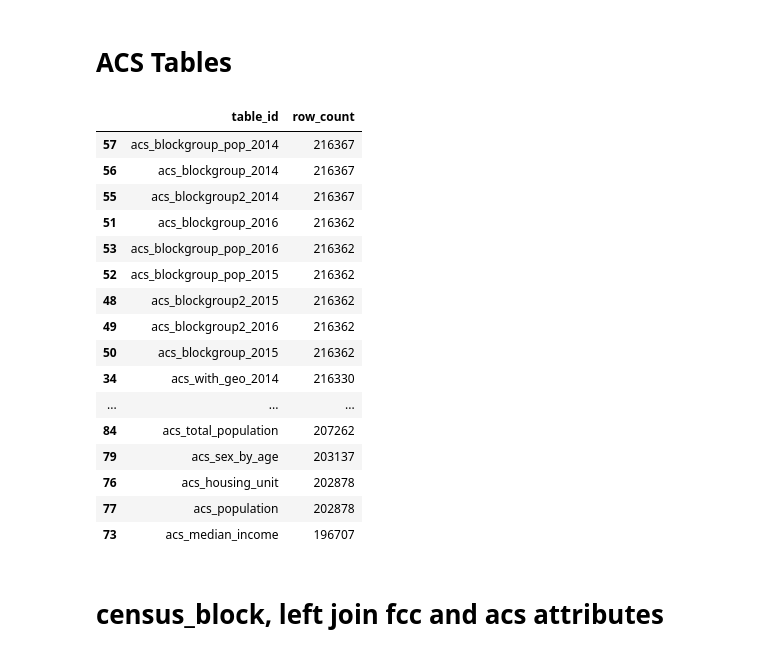
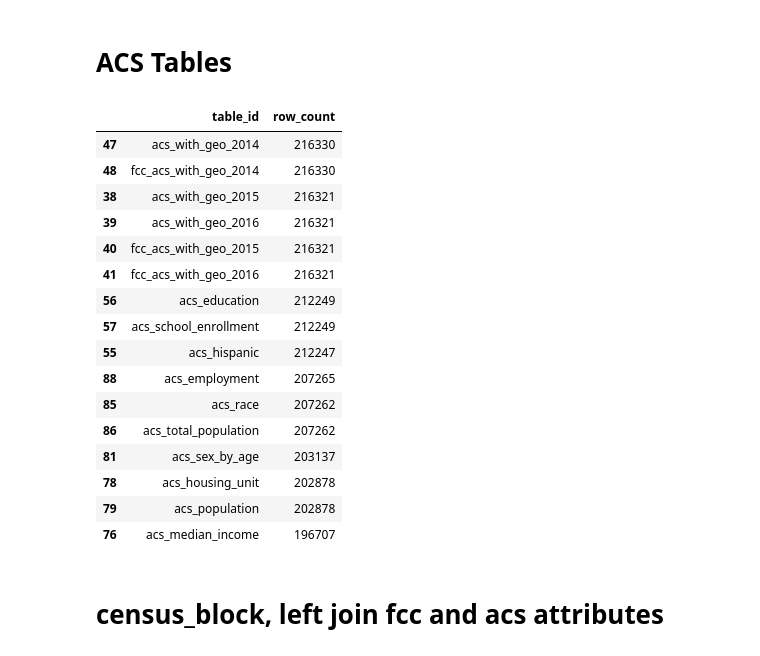
Before and after one commit to fccdsicapstone/data-exploration, a Jupyter notebook: internet_access_rate_analysis_model.ipynb, the cells around one changed output. Saved outputs shown, nothing was run; the diff lists cells and outputs as text; code cells hidden in the pictures.

```diff
--- a/internet_access_rate_analysis_model.ipynb
+++ b/internet_access_rate_analysis_model.ipynb
@@ -19,29 +19,32 @@ sns.set_style('darkgrid')
 # %%
 query = """
 SELECT table_id, row_count FROM `fccdsicapstone-218522.broadband.__TABLES__`
 """
 tables = pd.read_gbq(query, project_id='fccdsicapstone-218522', dialect='standard')
 
-mask = tables.table_id.str.contains('acs') & tables.row_count.between(190000, 220000)
+mask = (tables.table_id.str.contains('acs') &
+        ~tables.table_id.str.contains('group') &
+        ~tables.table_id.str.contains('level') &
+        tables.row_count.between(190000, 220000))
 tables[mask].sort_values('row_count', ascending=False)
 # %% [output]
 |  | table_id | row_count |
-| 57 | acs_blockgroup_pop_2014 | 216367 |
-| 56 | acs_blockgroup_2014 | 216367 |
-| 55 | acs_blockgroup2_2014 | 216367 |
-| 51 | acs_blockgroup_2016 | 216362 |
-| 53 | acs_blockgroup_pop_2016 | 216362 |
-| 52 | acs_blockgroup_pop_2015 | 216362 |
-| 48 | acs_blockgroup2_2015 | 216362 |
-| 49 | acs_blockgroup2_2016 | 216362 |
-| 50 | acs_blockgroup_2015 | 216362 |
-| 34 | acs_with_geo_2014 | 216330 |
-| ... | ... | ... |
-| 84 | acs_total_population | 207262 |
-| 79 | acs_sex_by_age | 203137 |
-| 76 | acs_housing_unit | 202878 |
-| 77 | acs_population | 202878 |
-| 73 | acs_median_income | 196707 |
+| 47 | acs_with_geo_2014 | 216330 |
+| 48 | fcc_acs_with_geo_2014 | 216330 |
+| 38 | acs_with_geo_2015 | 216321 |
+| 39 | acs_with_geo_2016 | 216321 |
+| 40 | fcc_acs_with_geo_2015 | 216321 |
+| 41 | fcc_acs_with_geo_2016 | 216321 |
+| 56 | acs_education | 212249 |
+| 57 | acs_school_enrollment | 212249 |
+| 55 | acs_hispanic | 212247 |
+| 88 | acs_employment | 207265 |
+| 85 | acs_race | 207262 |
+| 86 | acs_total_population | 207262 |
+| 81 | acs_sex_by_age | 203137 |
+| 78 | acs_housing_unit | 202878 |
+| 79 | acs_population | 202878 |
+| 76 | acs_median_income | 196707 |
 # %% [markdown]
 # census_block, left join fcc and acs attributes
 # %%
```
Also changed, not shown: parts of 12 cells of this notebook.
